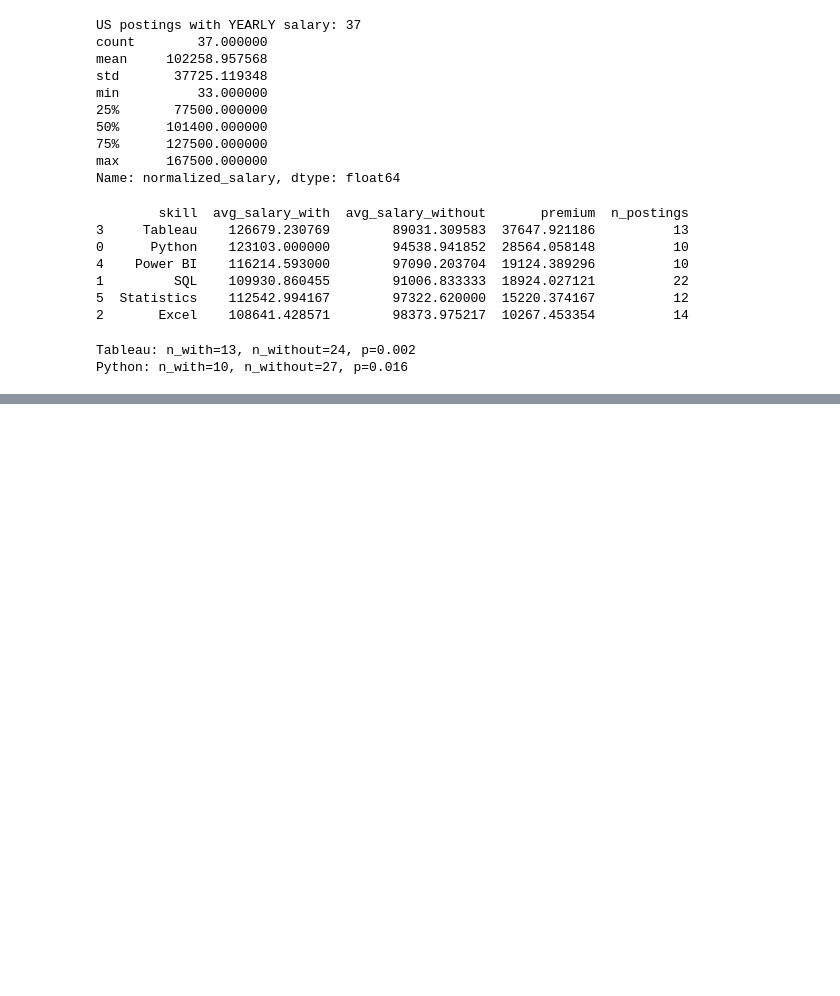
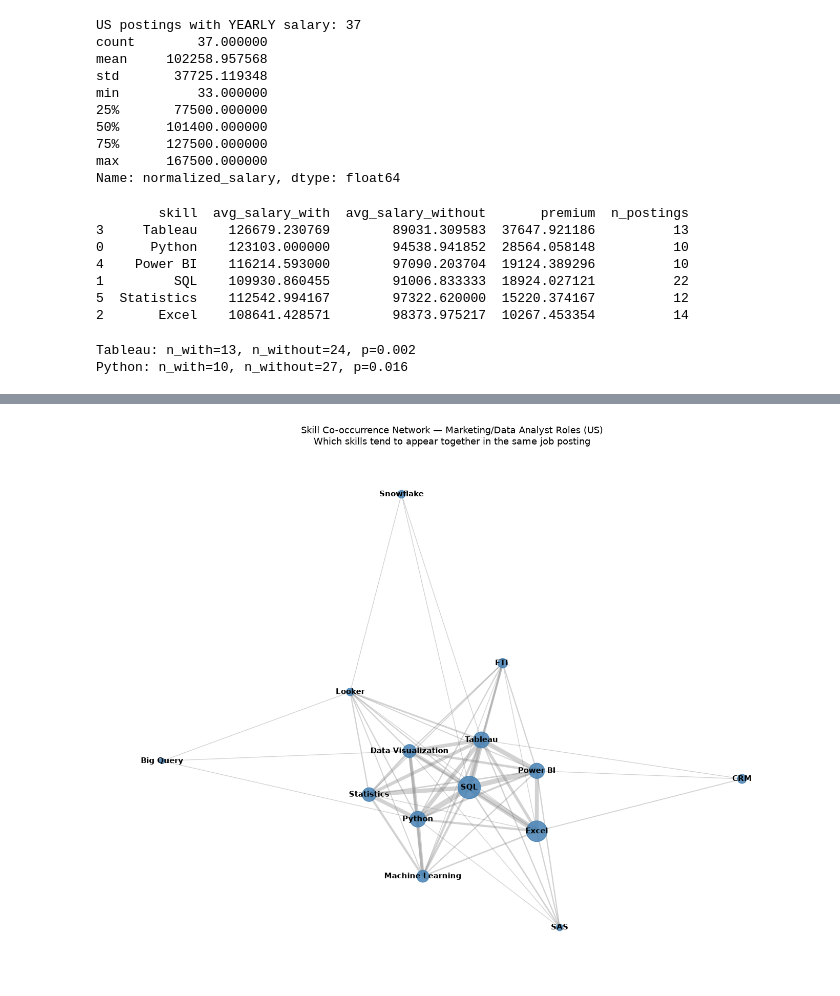
Before and after one commit to jbx-p/job-market-skill-analysis, a Jupyter notebook: notebooks/02_skill_extraction_analysis.ipynb, the cells around one changed output, grey strips where cells are left out. Saved outputs shown, nothing was run; the diff lists cells and outputs as text; code cells hidden in the pictures; blank space fills up the shorter version.

```diff
--- a/notebooks/02_skill_extraction_analysis.ipynb
+++ b/notebooks/02_skill_extraction_analysis.ipynb
@@ -665,0 +762,18 @@ Python: n_with=10, n_without=27, p=0.016
+# %%
+fig, ax = plt.subplots(figsize=(14, 11))
+pos = nx.spring_layout(G_connected, k=1.2, seed=42, iterations=100)
+
+node_sizes = [G_connected.nodes[n]["weight"] * 15 for n in G_connected.nodes]
+edge_widths = [G_connected[u][v]["weight"] / 3 for u, v in G_connected.edges]
+
+nx.draw_networkx_nodes(G_connected, pos, node_size=node_sizes, node_color="steelblue", alpha=0.85, ax=ax)
+nx.draw_networkx_edges(G_connected, pos, width=edge_widths, alpha=0.35, edge_color="gray", ax=ax)
+nx.draw_networkx_labels(G_connected, pos, font_size=11, font_weight="bold", ax=ax)
+
+ax.set_title("Skill Co-occurrence Network — Marketing/Data Analyst Roles (US)\nWhich skills tend to appear together in the same job posting", fontsize=13)
+ax.axis("off")
+plt.tight_layout()
+plt.savefig("../outputs/skill_network.png", dpi=150)
+plt.show()
+# %% [output]
+[figure, added]
```
Also changed, not shown: parts of 12 cells of this notebook, 6 other files.
